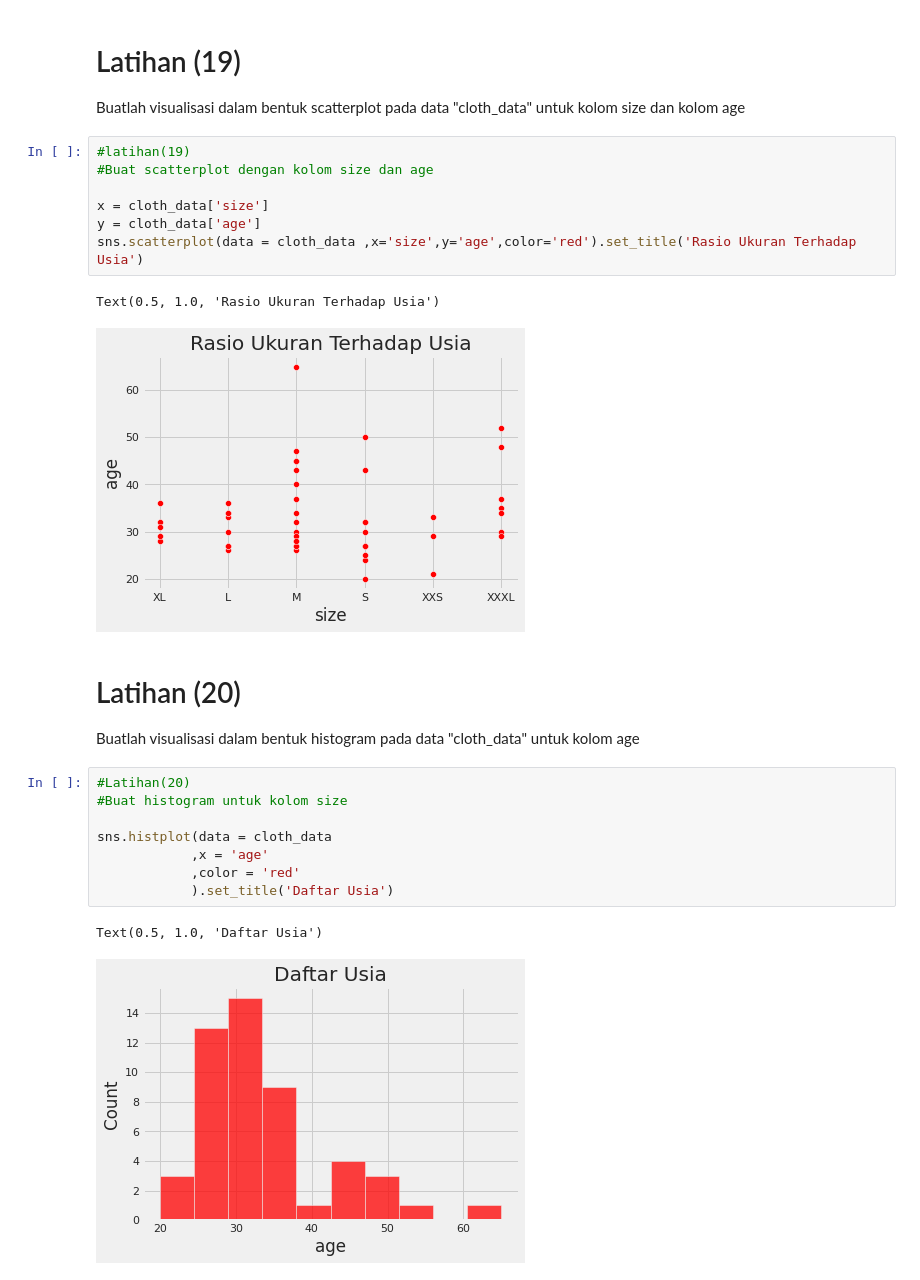
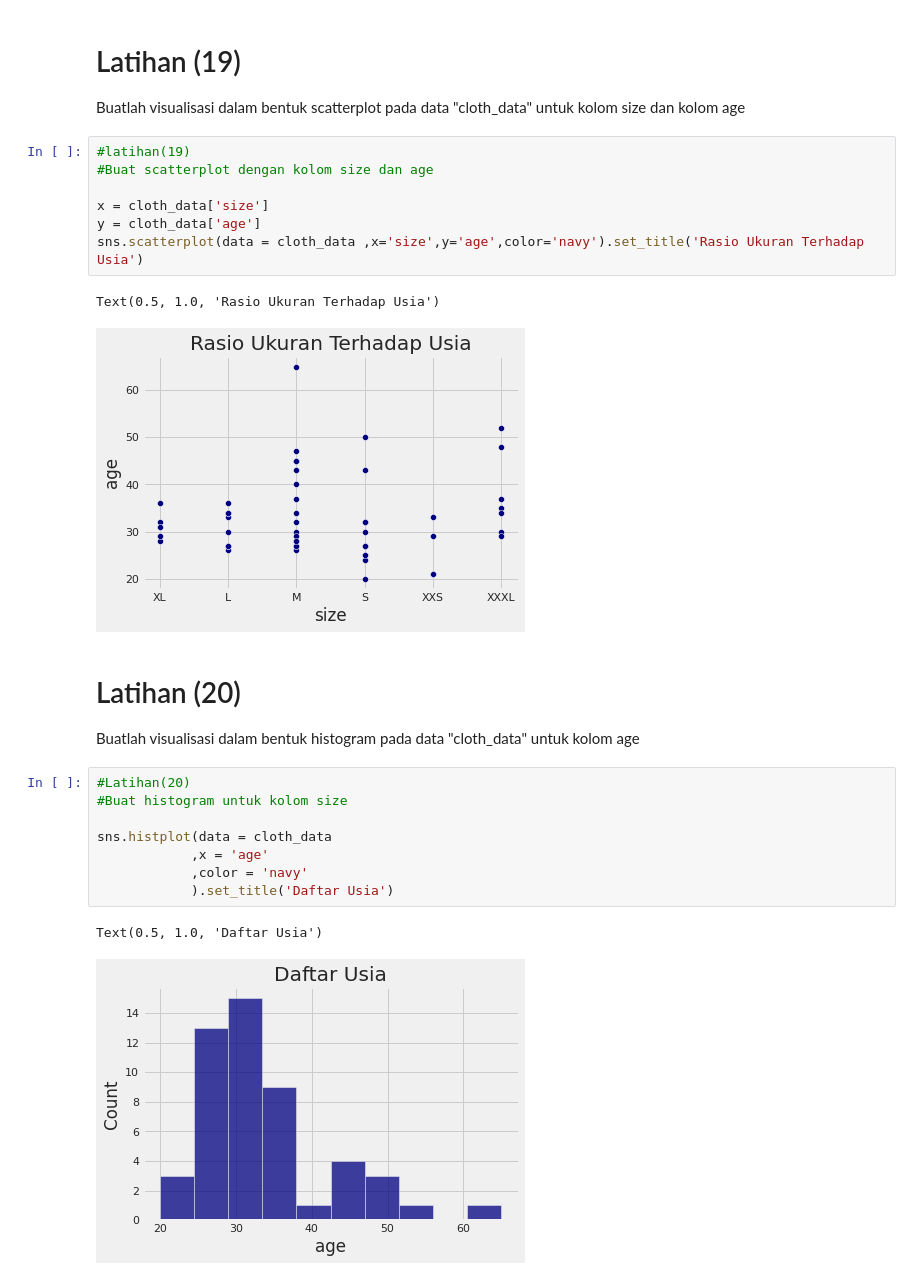
Before and after one commit to triyamaulana/android-fundamentals, a Jupyter notebook: [Hasil]_Pertemuan_4_Tugas_Mandiri_Microcredential.ipynb, the cells around one changed output. Cells and saved outputs as stored; diff of their text form.

```diff
--- a/[Hasil]_Pertemuan_4_Tugas_Mandiri_Microcredential.ipynb
+++ b/[Hasil]_Pertemuan_4_Tugas_Mandiri_Microcredential.ipynb
@@ -703,10 +703,10 @@ Buatlah visualisasi dalam bentuk scatterplot pada data "cloth_data" untuk kolom
 
 x = cloth_data['size']
 y = cloth_data['age']
-sns.scatterplot(data = cloth_data ,x='size',y='age',color='red').set_title('Rasio Ukuran Terhadap Usia')
+sns.scatterplot(data = cloth_data ,x='size',y='age',color='navy').set_title('Rasio Ukuran Terhadap Usia')
 # %% [output]
 Text(0.5, 1.0, 'Rasio Ukuran Terhadap Usia')
-[figure, old version]
+[figure, new version]
 # %% [markdown]
 # Latihan (20)
 
@@ -714,11 +714,11 @@ Buatlah visualisasi dalam bentuk histogram pada data "cloth_data" untuk kolom ag
 # %%
 #Latihan(20)
 #Buat histogram untuk kolom size
 
 sns.histplot(data = cloth_data
             ,x = 'age'
-            ,color = 'red'
+            ,color = 'navy'
             ).set_title('Daftar Usia')
 # %% [output]
 Text(0.5, 1.0, 'Daftar Usia')
-[figure, old version]
+[figure, new version]
```
Also changed, not shown: parts of 1 cell of this notebook.
